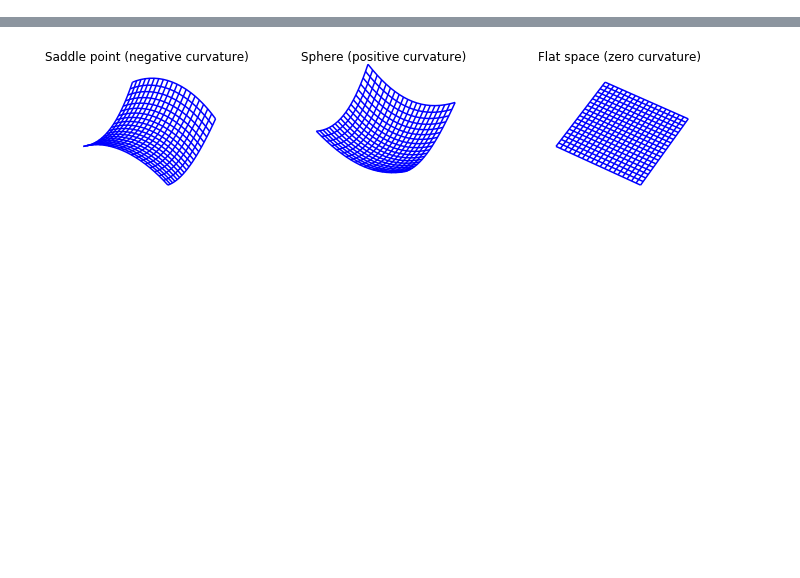
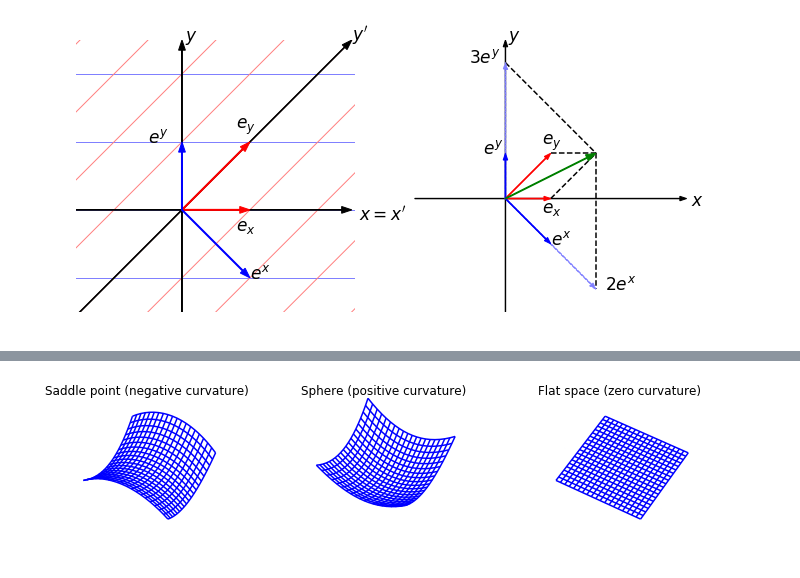
Before and after one commit to msakuta/notebooks, a Jupyter notebook: RelativityFigures.ipynb, the cells around one changed output, grey strips where cells are left out. Saved outputs shown, nothing was run; the diff lists cells and outputs as text; code cells hidden in the pictures; blank space fills up the shorter version.

```diff
--- a/RelativityFigures.ipynb
+++ b/RelativityFigures.ipynb
@@ -7,0 +71,58 @@ from mpl_toolkits.mplot3d import Axes3D
+# %%
+fig = plt.figure(figsize=(11,5))
+def plot_oblique():
+    y = np.linspace(-4, 4, 9).reshape((-1,1))
+    x = np.linspace(-4, 4, 9).reshape((-1,1))
+    Y = y.T + 0. * np.array([x[0], x[-1]])
+    X = y.T + np.array([x[0], x[-1]])
+    ax = fig.add_subplot(1, 2, 1)
+    ax.plot(X,Y,color=[0.5,0.5,1],linewidth=1)
+
+    Y = (np.hstack([y[0], y[-1]])).T
+    X = (np.hstack([y[0], y[-1]]) + x).T
+    ax.plot(X,Y,color=[1,0.5,0.5],linewidth=1)
+
+    ax.arrow(0,-2.,0,4.5,color='k',linewidth=None,width=0.01,length_includes_head=True,head_width=0.1, zorder=5)
+    ax.text(0.05, 2.5, r'$y$', fontsize=17)
+    ax.arrow(-2,-2.,4.5,4.5,color='k',linewidth=None,width=0.01,length_includes_head=True,head_width=0.1, zorder=5)
+    ax.text(2.5, 2.5, r'$y^\prime$', fontsize=17)
+    ax.arrow(-2.,0,4.5,0,color='k',linewidth=None,width=0.01,length_includes_head=True,head_width=0.1, zorder=5)
+    ax.text(2.6, -0.15, r'$x=x^\prime$', fontsize=17)
+    def draw_cov(ax):
+        ax.arrow(0,0,1,0,color='r',linewidth=None,width=0.015,length_includes_head=True,head_width=0.1, zorder=20)
+        ax.text(.8, -0.3, r'$e_x$', fontsize=17)
+        ax.arrow(0,0,1,1,color='r',linewidth=None,width=0.015,length_includes_head=True,head_width=0.1, zorder=20)
+        ax.text(.8, 1.2, r'$e_y$', fontsize=17)
+        ax.arrow(0,0,1,-1,color='b',linewidth=None,width=0.015,length_includes_head=True,head_width=0.1, zorder=20)
+        ax.text(1, -1, r'$e^x$', fontsize=17)
+        ax.arrow(0,0,0,1,color='b',linewidth=None,width=0.015,length_includes_head=True,head_width=0.1, zorder=20)
+        ax.text(-.5, 1, r'$e^y$', fontsize=17)
+    draw_cov(ax)
+    ax.axis('equal')
+    ax.set_xlim([-1.5,2.5])
+    ax.set_ylim([-1.5,2.5])
+    ax.set_axis_off()
+
+    ax = fig.add_subplot(1, 2, 2)
+    ax.arrow(0,-2.5,0,6,color='k',linewidth=None,width=0.01,length_includes_head=True,head_width=0.1, zorder=5)
+    ax.text(0.05, 3.5, r'$y$', fontsize=17)
+    ax.arrow(-2.,0,6,0,color='k',linewidth=None,width=0.01,length_includes_head=True,head_width=0.1, zorder=5)
+    ax.text(4.1, -0.15, r'$x$', fontsize=17)
+    draw_cov(ax)
+    ax.arrow(0,0,2,1,color='g',linewidth=None,width=0.02,length_includes_head=True,head_width=0.15, zorder=30)
+    ax.arrow(0,0,2,-2,color=[.5,.5,1],linestyle='--',linewidth=None,width=0.015,length_includes_head=True,head_width=0.1, zorder=10)
+    ax.text(2.2, -2, r'$2e^x$', fontsize=17)
+    ax.arrow(0,0,0,3,color=[.5,.5,1],linestyle='--',linewidth=None,width=0.015,length_includes_head=True,head_width=0.1, zorder=10)
+    ax.text(-.8, 3, r'$3e^y$', fontsize=17)
+    ax.plot([1,2],[0,1],color='k',linestyle='--', zorder=10)
+    ax.plot([1,2],[1,1],color='k',linestyle='--', zorder=10)
+    ax.plot([2,2],[1,-2],color='k',linestyle='--', zorder=10)
+    ax.plot([0,2],[3,1],color='k',linestyle='--', zorder=10)
+    ax.axis('equal')
+    #ax.set_xlim([-1.5,4])
+    ax.set_ylim([-2.5,3.5])
+    ax.set_axis_off()
+plot_oblique()
+plt.savefig('oblique.pdf', bbox_inches='tight')
+# %% [output]
+[figure, added]
```
Also changed, not shown: parts of 5 cells of this notebook.
